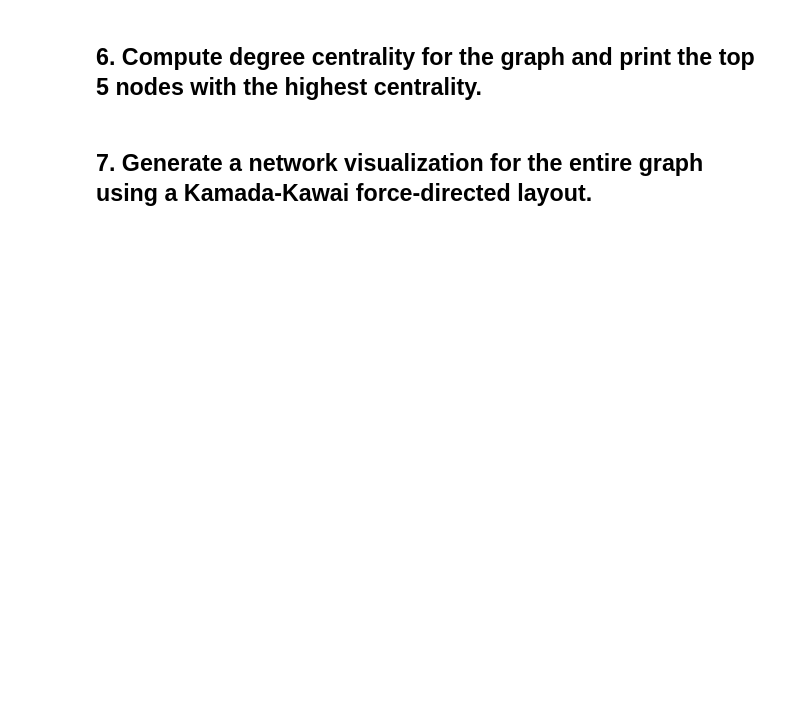
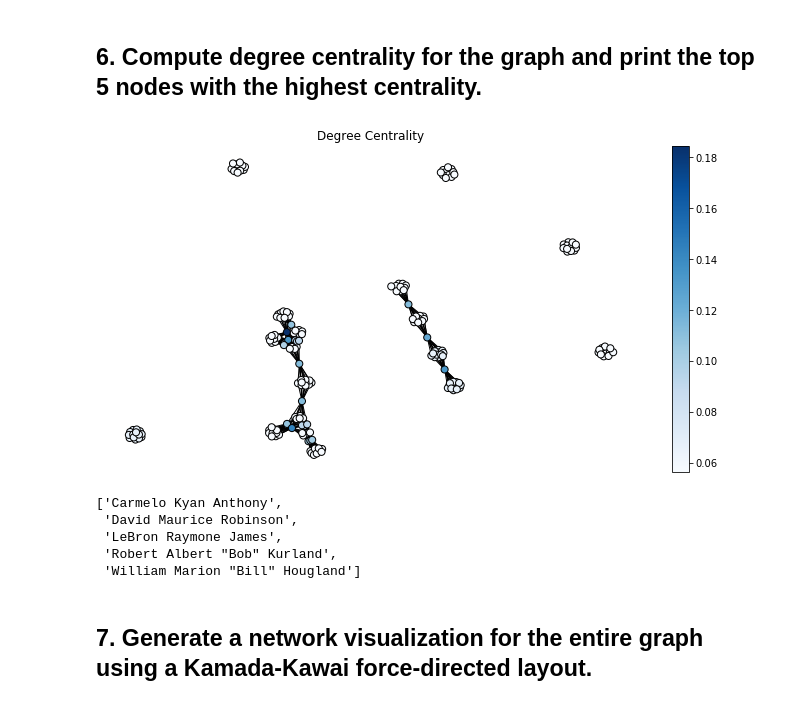
Before and after one commit to ta-datapt-bcn/lab-network-analysis, a Jupyter notebook: your-code/main.ipynb, the cells around one changed output. Saved outputs shown, nothing was run; the diff lists cells and outputs as text; code cells hidden in the pictures; blank space fills up the shorter version.

```diff
--- a/your-code/main.ipynb
+++ b/your-code/main.ipynb
@@ -35,4 +146,17 @@ Sort descending by the number of pairwise interactions. Which pair of players ha
 # %% [markdown]
 ## 6. Compute degree centrality for the graph and print the top 5 nodes with the highest centrality.
+# %%
+draw(G, pos, nx.degree_centrality(G), 'Degree Centrality')
+# %% [output]
+[figure, added]
+# %%
+ A = nx.degree_centrality(G)
+sorted(A, key=A.get, reverse=True)[:5]
+# %% [output]
+['Carmelo Kyan Anthony',
+ 'David Maurice Robinson',
+ 'LeBron Raymone James',
+ 'Robert Albert "Bob" Kurland',
+ 'William Marion "Bill" Hougland']
 # %% [markdown]
 ## 7. Generate a network visualization for the entire graph using a Kamada-Kawai force-directed layout.
```
Also changed, not shown: parts of 22 cells of this notebook, 1 other file.
